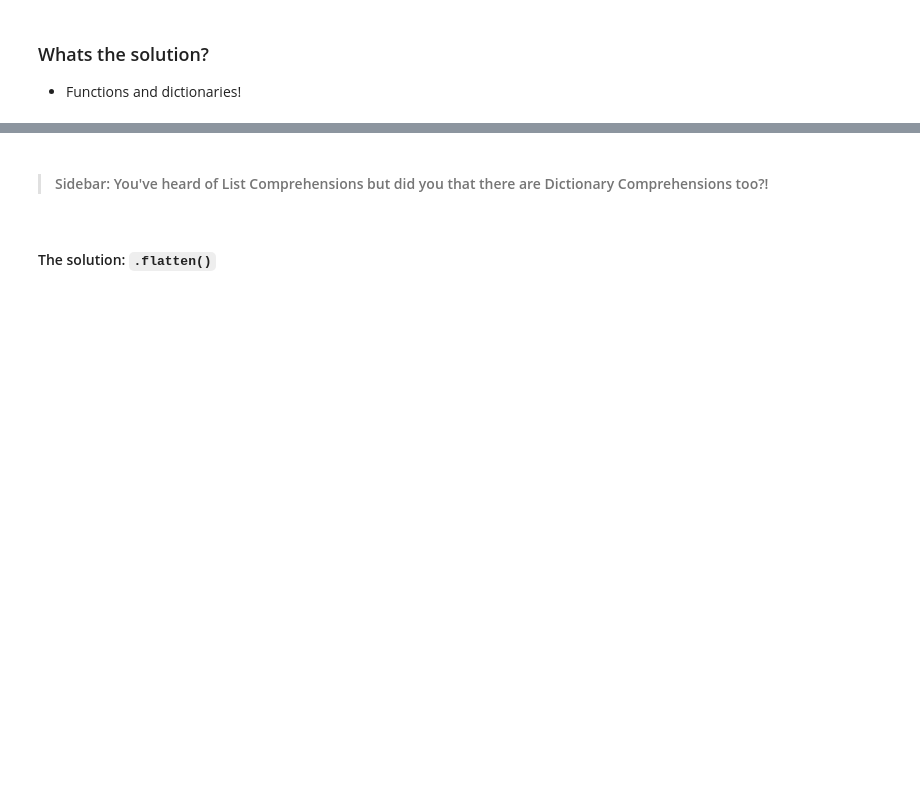
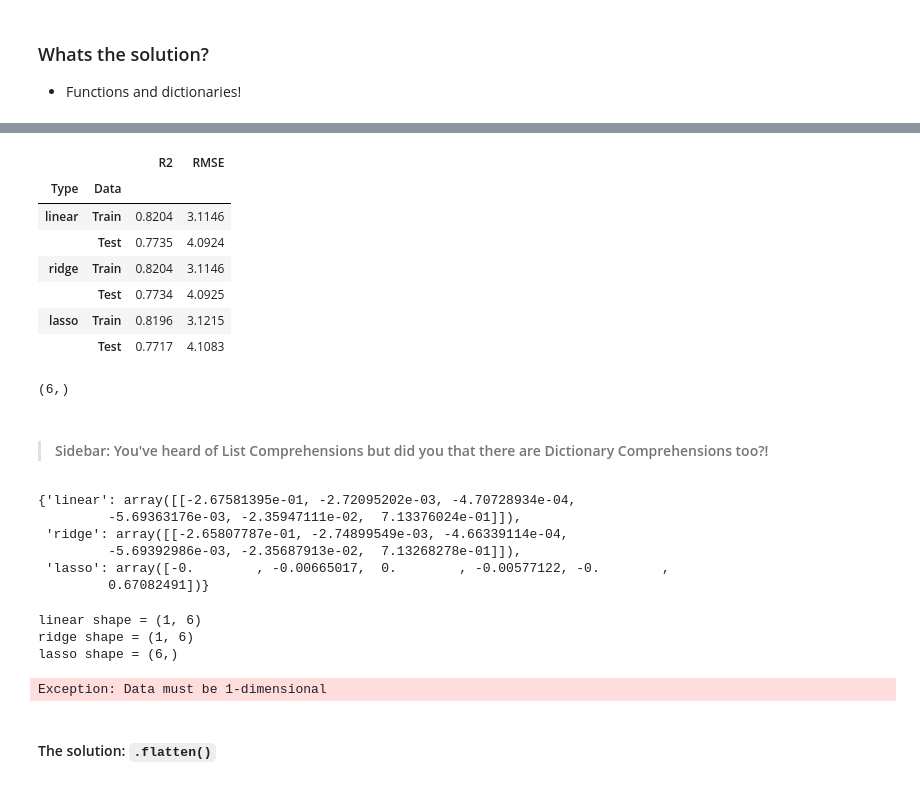
Before and after one commit to jirvingphd/fsds_pt_100719_cohort_notes, a Jupyter notebook: Sect_24_v2.1_Regularization_SG.ipynb, the cells around one changed output, grey strips where cells are left out. Saved outputs shown, nothing was run; the diff lists cells and outputs as text; code cells hidden in the pictures; blank space fills up the shorter version.

```diff
--- a/Sect_24_v2.1_Regularization_SG.ipynb
+++ b/Sect_24_v2.1_Regularization_SG.ipynb
@@ -204,13 +233,28 @@ print('Linear model parameter coefficients:\n', lin.coef_)
 - Functions and dictionaries!
 # %%
 from sklearn.metrics import r2_score, mean_squared_error
-
-def make_model():
+def make_model(model, X_train , X_test, y_train, y_test ):
     """Takes a sklearn model and train/test data to fit model,
-    get R2 and MSE for both the training and test data.
+    get R2 and RMSE for both the training and test data.
 
     Returns:
         DataFrame: results as a df
         model: fit scikit-learn model itself"""
 
-    pass
+    res= [['Data','R2','RMSE']]
+    model.fit(X_train, y_train)
+    # Generate preditions for training and test sets
+    y_hat_train = model.predict(X_train)
+    y_hat_test = model.predict(X_test)
+
+    r2_train = r2_score(y_train,y_hat_train)
+    r2_test = r2_score(y_test,y_hat_test)
+
+    rmse_train = np.sqrt(mean_squared_error(y_train,y_hat_train))
+    rmse_test = np.sqrt(mean_squared_error(y_test,y_hat_test))
+    res.append(['Train', r2_train, rmse_train] )
+    res.append(['Test', r2_test, rmse_test] )
+
+    res_df = pd.DataFrame(res[1:], columns=res[0]).round(4)
+
+    return res_df, model
@@ -242,16 +325,45 @@ for model_type,mod in models_to_make.items():
 # %%
 ## Use styling to make it easier to find the best scores.
+df_res.style.background_gradient(subset=['R2'])#.highlight_max('R2')
+# %% [output]
+|  |  | R2 | RMSE |
+| Type | Data |  |  |
+| linear | Train | 0.8204 | 3.1146 |
+|  | Test | 0.7735 | 4.0924 |
+| ridge | Train | 0.8204 | 3.1146 |
+|  | Test | 0.7734 | 4.0925 |
+| lasso | Train | 0.8196 | 3.1215 |
+|  | Test | 0.7717 | 4.1083 |
 # %%
 ## Now examine the coefficients of one of the fit models
+fit_models['lasso'].coef_.shape
+# %% [output]
+(6,)
 # %% [markdown]
 > #### Sidebar: You've heard of List Comprehensions but did you that there are Dictionary Comprehensions too?!
 # %%
 ## Get the coefficients of every model in a dictionary using a dict comprehension
+dict_comp= {k:mod.coef_ for k,mod in fit_models.items() }
+dict_comp
+# %% [output]
+{'linear': array([[-2.67581395e-01, -2.72095202e-03, -4.70728934e-04,
+         -5.69363176e-03, -2.35947111e-02,  7.13376024e-01]]),
+ 'ridge': array([[-2.65807787e-01, -2.74899549e-03, -4.66339114e-04,
+         -5.69392986e-03, -2.35687913e-02,  7.13268278e-01]]),
+ 'lasso': array([-0.        , -0.00665017,  0.        , -0.00577122, -0.        ,
+         0.67082491])}
 # %%
 ## Notice the shapes of the arrays are not the same
 # Print out the shapes of each dict value
-
+for k,v in dict_comp.items():
+    print(f"{k} shape = {v.shape}")
 ## Try making it a dataframe (error)
+pd.DataFrame(dict_comp)
+# %% [output]
+linear shape = (1, 6)
+ridge shape = (1, 6)
+lasso shape = (6,)
+Exception: Data must be 1-dimensional
 # %% [markdown]
 #### The solution: `.flatten()`
 # %%
```
Also changed, not shown: parts of 42 cells of this notebook, 1 other file.
